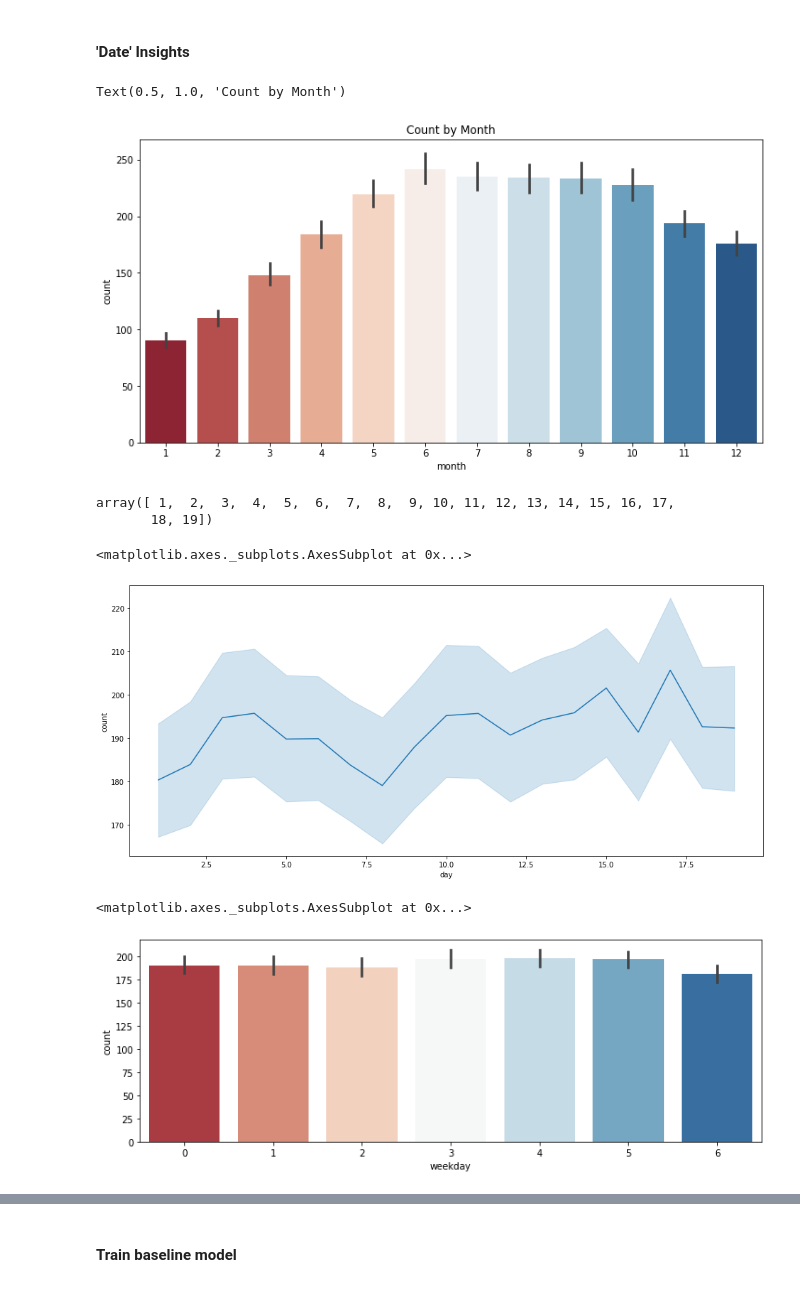
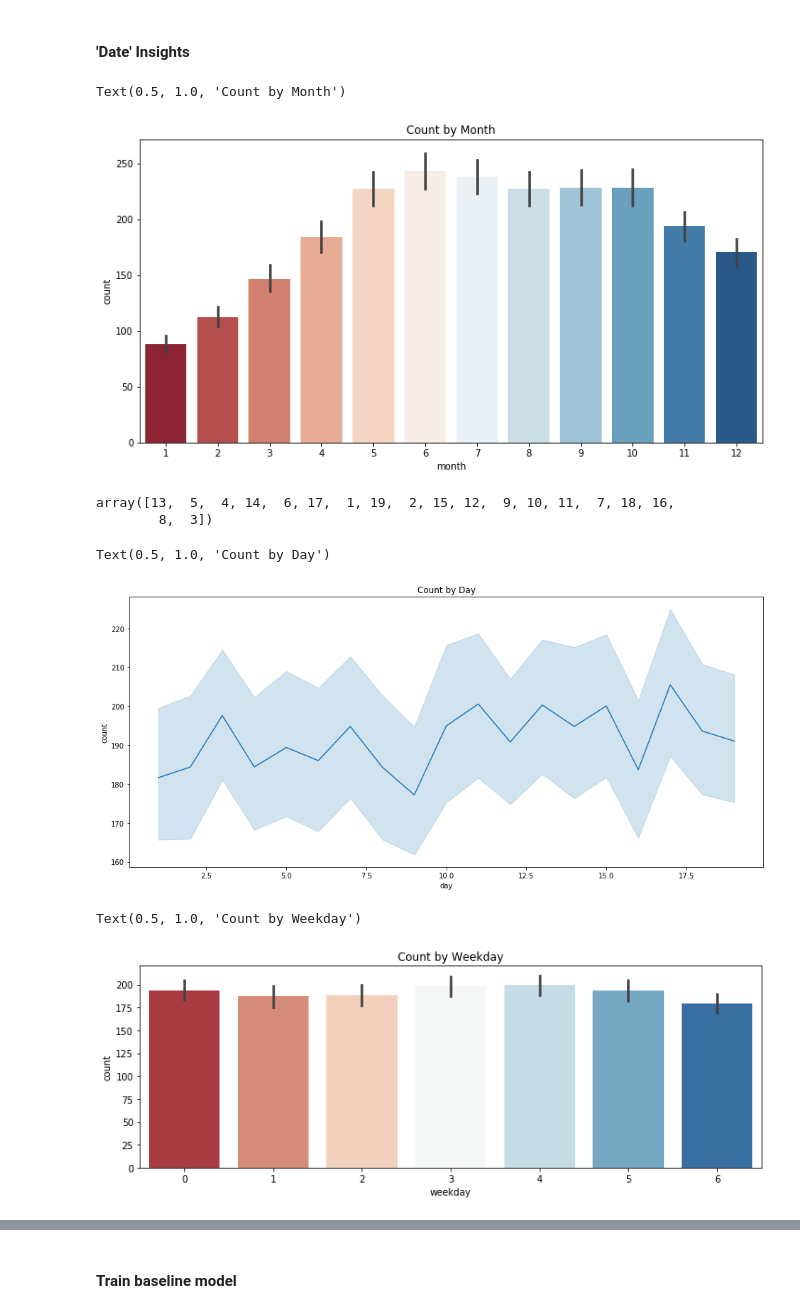
Before and after one commit to snaylix/bootcamp, a Jupyter notebook: 03_week/10_01_Regression_Capital_Bike_Share_INCOMPLETE.ipynb, the cells around one changed output, grey strips where cells are left out. Saved outputs shown, nothing was run; the diff lists cells and outputs as text; code cells hidden in the pictures.

```diff
--- a/03_week/10_01_Regression_Capital_Bike_Share_INCOMPLETE.ipynb
+++ b/03_week/10_01_Regression_Capital_Bike_Share_INCOMPLETE.ipynb
@@ -158,0 +221,12 @@ df
+# %%
+X_train.loc[:,'month'] = ts_train.dt.month
+X_test.loc[:,'month'] = ts_test.dt.month
+# %%
+X_train.loc[:,'day'] = ts_train.dt.day
+X_test.loc[:,'day'] = ts_test.dt.day
+# %%
+X_train.loc[:,'weekday'] = ts_train.dt.weekday
+X_test.loc[:,'weekday'] = ts_test.dt.weekday
+# %%
+X_train.loc[:,'hour'] = ts_train.dt.hour
+X_test.loc[:,'hour'] = ts_test.dt.hour
@@ -212,29 +319,29 @@ Text(0.5, 1.0, 'Box Plot on Count across Season')
 #### 'Date' Insights
 # %%
 plt.figure(figsize=(12,6))
-sns.barplot(data=df, x="month", y="count", palette='RdBu').set_title("Count by Month")
+sns.barplot(data=X_train, x="month", y="count", palette='RdBu').set_title("Count by Month")
 # %% [output]
 Text(0.5, 1.0, 'Count by Month')
-[figure, old version]
+[figure, new version]
 # %%
-df['day'].unique()
+X_train['day'].unique()
 # %% [output]
-array([ 1,  2,  3,  4,  5,  6,  7,  8,  9, 10, 11, 12, 13, 14, 15, 16, 17,
-       18, 19])
+array([13,  5,  4, 14,  6, 17,  1, 19,  2, 15, 12,  9, 10, 11,  7, 18, 16,
+        8,  3])
 # %%
 plt.figure(figsize=(16,7))
 
-sns.lineplot(data=df, x='day', y='count', palette='RdBu')
+sns.lineplot(data=X_train, x='day', y='count', palette='RdBu').set_title("Count by Day")
 # %% [output]
-<matplotlib.axes._subplots.AxesSubplot at 0x...>
+Text(0.5, 1.0, 'Count by Day')
-[figure, old version]
+[figure, new version]
 # %%
 plt.figure(figsize=(12,4))
 
-sns.barplot(data=df, x='weekday', y='count', palette='RdBu')
+sns.barplot(data=X_train, x='weekday', y='count', palette='RdBu').set_title("Count by Weekday")
 # %% [output]
-<matplotlib.axes._subplots.AxesSubplot at 0x...>
+Text(0.5, 1.0, 'Count by Weekday')
-[figure, old version]
+[figure, new version]
 # %%
 plt.figure(figsize=(16,6))
 
```
Also changed, not shown: parts of 70 cells of this notebook, 1 other file.
